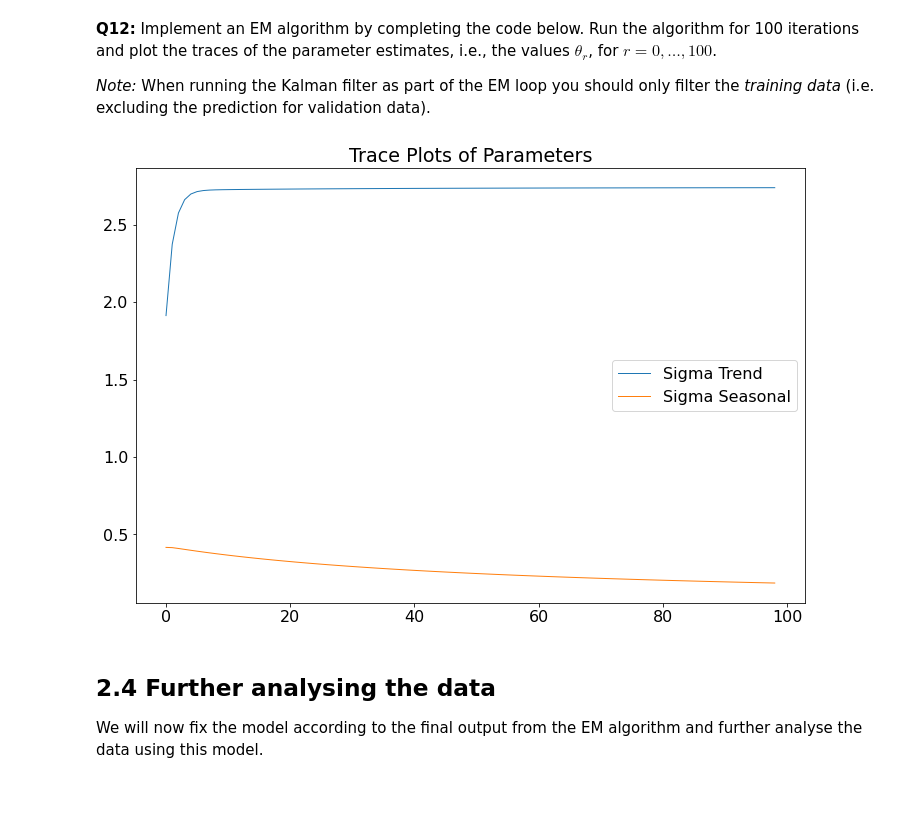
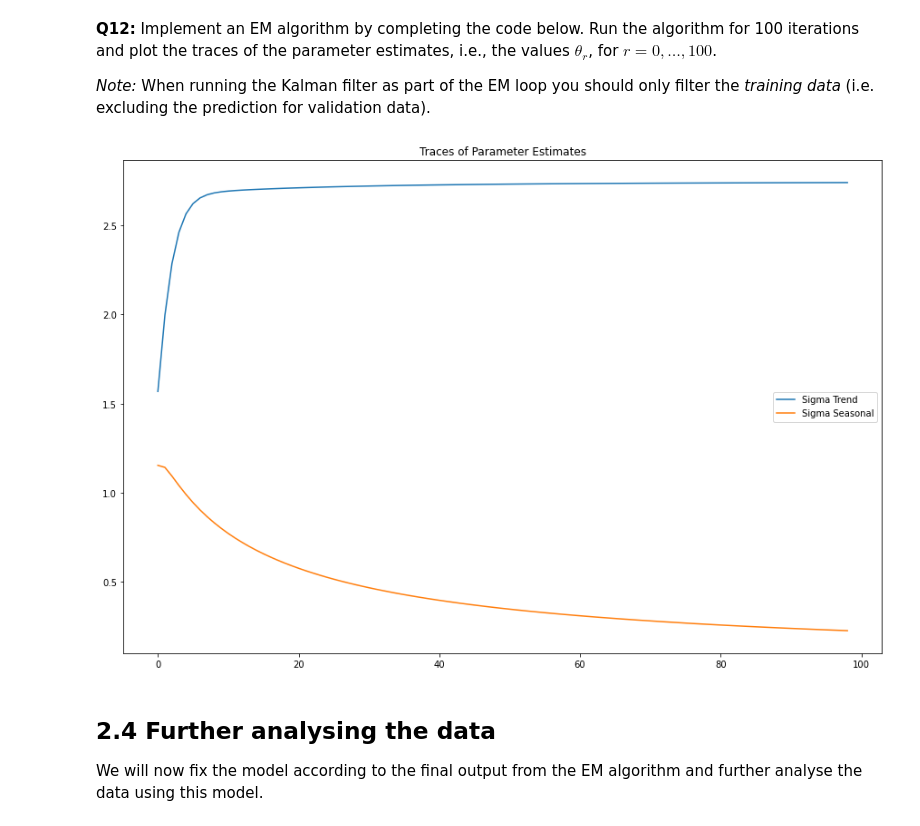
Before and after one commit to nicta839/MSc_Statistics_and_Machine_Learning, a Jupyter notebook: Time Series and Sequence Learning - 732A80/lab2/tssl_lab2.ipynb, the cells around one changed output. Drawn from its saved outputs; the diff is of its cells as text; code cells hidden in the pictures; blank space fills up the shorter version.

```diff
--- a/Time Series and Sequence Learning - 732A80/lab2/tssl_lab2.ipynb
+++ b/Time Series and Sequence Learning - 732A80/lab2/tssl_lab2.ipynb
@@ -248,7 +251,10 @@ plt.show()
 # %% [markdown]
 **Q9:** Based on the output of the Kalman filter, compute the training data log-likelihood $\log p(y_{1:n})$.
 # %%
-loglikelihood = -n/2* np.log(2*np.pi) - np.sum(np.log(kf.F_pred[0:n]) + (y_train[0:n]-kf.y_pred[0:n])**2/kf.F_pred[0:n])/2
+# We define a log_likelihood function
+def loglikelihood(y, kf):
+    return(-n/2 * np.log(2*np.pi) - np.sum(np.log(kf.F_pred[0:n]) + (y[0:n]-kf.y_pred[0:n])**2/kf.F_pred[0:n])/2)
 
-print(f"Training data log-likelihood:", loglikelihood)
+ll = loglikelihood(y_train, kf)
+print(f"Training data log-likelihood:", ll)
 # %% [output]
@@ -344,41 +344,41 @@ def llik(y, kf):
 num_iter = 100
 
 # initalize values
-theta_eps = np.array([],dtype=float)
-theta_seas = np.array([],dtype=float)
+theta_eps = np.array([])
+theta_seas = np.array([])
 llik_actual = 0
 sigm_eps = sigma_eps
 
 for r in range(1,num_iter):
     # E-step
-    model = LGSS(T, R, Q, Z, sigm_eps**2, a1, P1)
-    kalman_filt = kalman_filter(y=y_train,model=model)
-    temp_llik = llik(y=y_train, kf=kalman_filt)
+    model_r = LGSS(T, R, Q, Z, sigm_eps**2, a1, P1)
+    kf_r = kalman_filter(y=y_train, model=model_r)
+    temp_llik = loglikelihood(y_train, kf_r)
 
     #exit condition
-    if np.abs(temp_llik - llik_actual) < 0.00001:
-        break;
+    if np.abs(temp_llik - llik_actual) < 0.001:
+        break
     else:
         llik_actual = temp_llik
     # M-step
-    kalman_smooth = kalman_smoother(y=y_train, model=model,kf=kalman_filt)
-    n = kalman_smooth.y_pred.shape[0]
-    d = np.sum((kalman_smooth.eta_hat * kalman_smooth.eta_hat) + kalman_smooth.eta_cov, axis=2)
-    sigma_sea = np.sqrt(d[1,1] / n)
-    sigm_eps = np.sqrt(np.sum(kalman_smooth.eps_hat**2 + kalman_smooth.eps_var) / n)
+    ks_r = kalman_smoother(y=y_train, model=model_r, kf=kf_r)
+    n1 = ks_r.y_pred.shape[0]
+    d = np.sum((ks_r.eta_hat * ks_r.eta_hat) + ks_r.eta_cov, axis=2)
+    sigma_sea = np.sqrt(d[1,1] / n1)
+    sigm_eps = np.sqrt(np.sum(ks_r.eps_hat**2 + ks_r.eps_var) / n1)
     theta_eps = np.append(theta_eps, sigm_eps)
-    theta_seas = np.append(theta_seas,sigma_sea)
+    theta_seas = np.append(theta_seas, sigma_sea)
     # Update Q
     Q = np.array([[sigma_trend**2, 0.], [0., sigma_sea**2]])
 # %%
-plt.rcParams.update({'font.size': 16})
-plt.plot(theta_eps , label = "Sigma Trend",linewidth=1)
-plt.plot(theta_seas, label = "Sigma Seasonal" ,linewidth=1)
-plt.title('Trace Plots of Parameters')
+plt.figure(figsize=(15,10))
+plt.plot(theta_eps , label="Sigma Trend")
+plt.plot(theta_seas, label="Sigma Seasonal")
+plt.title('Traces of Parameter Estimates')
 plt.legend(loc='right')
 plt.show()
 # %% [output]
-[figure, old version]
+[figure, new version]
 # %% [markdown]
 ## 2.4 Further analysing the data
 We will now fix the model according to the final output from the EM algorithm and further analyse the data using this model.
```
Also changed, not shown: parts of 15 cells of this notebook.
